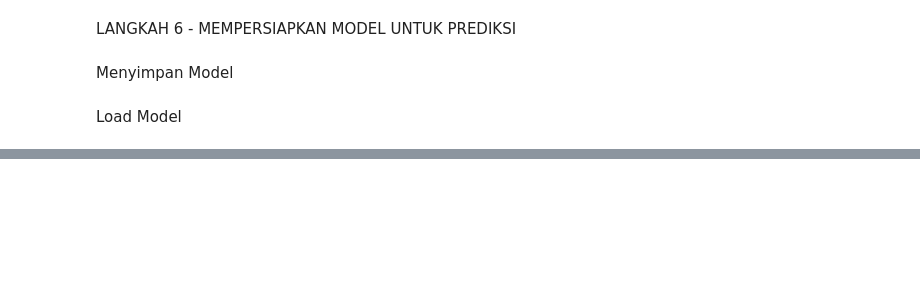
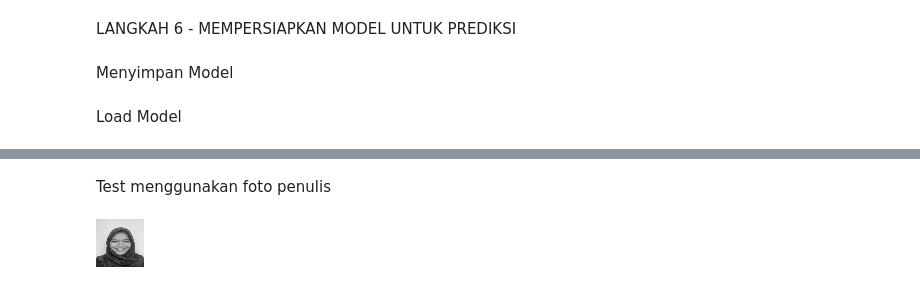
Before and after one commit to anjanidwilestari/PCVK_Genap_2023, a Jupyter notebook: UAS_Anjani_Bella.ipynb, the cells around one changed output, grey strips where cells are left out. Saved outputs shown, nothing was run; the diff lists cells and outputs as text; code cells hidden in the pictures; blank space fills up the shorter version.

```diff
--- a/UAS_Anjani_Bella.ipynb
+++ b/UAS_Anjani_Bella.ipynb
@@ -310,2 +462,25 @@ plt.show()
  the image is of fear
 [figure]
+# %% [markdown]
+Test menggunakan foto penulis
+# %%
+import cv2 as cv
+from google.colab.patches import cv2_imshow
+import matplotlib.pyplot as plt
+import numpy as np
+
+bit_depth=8
+level = 255 / (pow(2,bit_depth)-1)
+
+original2 = cv.imread('/content/drive/MyDrive/PCVK_AB/anjani(1).jpg', cv.IMREAD_GRAYSCALE)
+depth_image = np.zeros(original2.shape, original2.dtype)
+
+# Akses gambar tiap pixel
+for y in range(original2.shape[0]):
+  depth_image[y] = np.clip(np.round(original2[y]/level)*level, 0, 255)
+
+img4 = cv.resize(depth_image,(48,48))
+# final_frame = cv.hconcat((original2, depth_image))
+cv2_imshow(img4)
+# %% [output]
+[figure, added]
```
Also changed, not shown: parts of 27 cells of this notebook.
